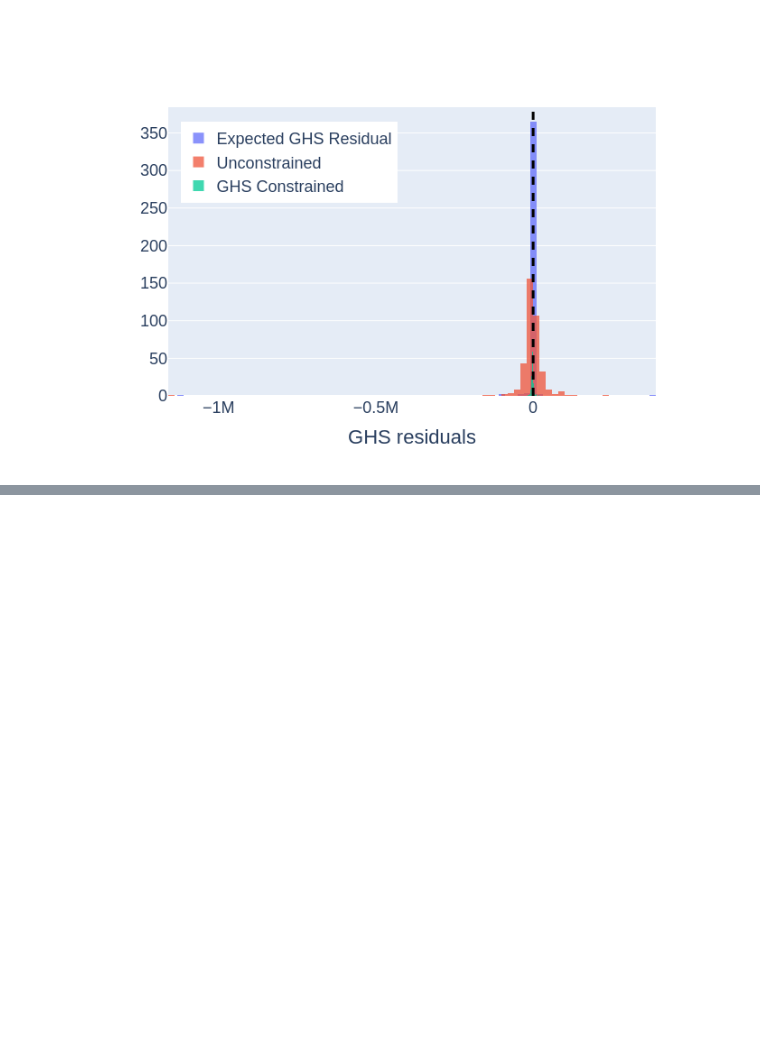
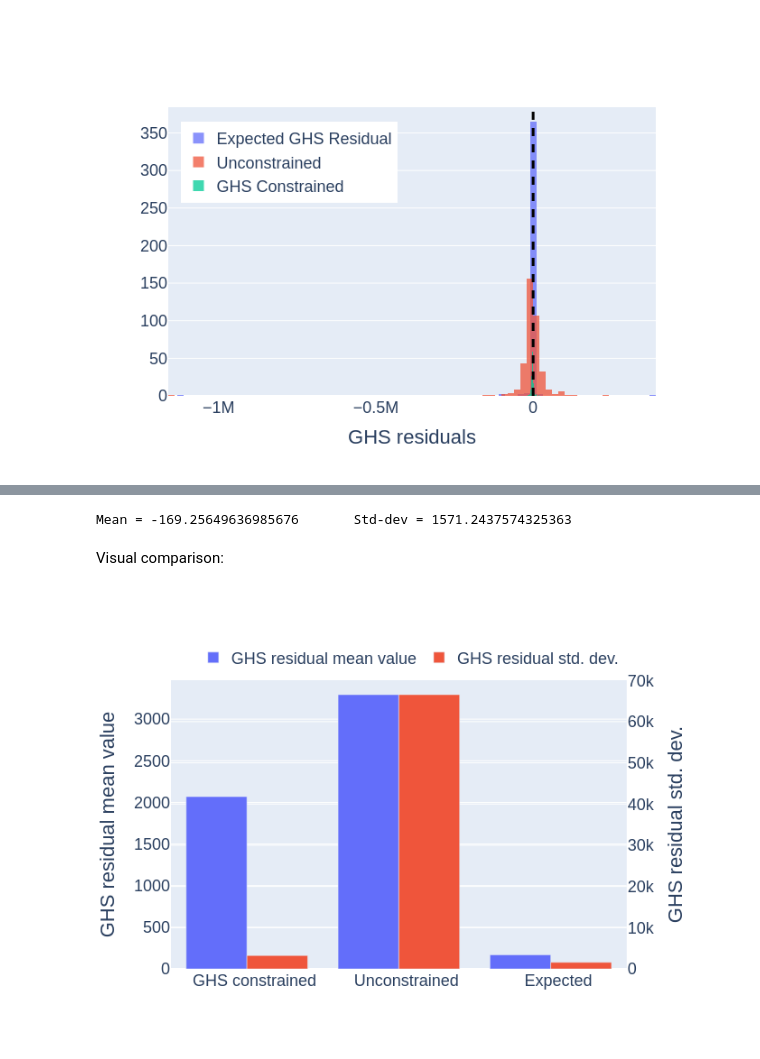
Before and after one commit to ThermoPhase-FCSRG/stdprops-ml, a Jupyter notebook: notebooks/consistent-stdprops-ml-predictions-pytorch.ipynb, the cells around one changed output, grey strips where cells are left out. Drawn from its saved outputs; the diff is of its cells as text; code cells hidden in the pictures; blank space fills up the shorter version.

Commit message:
Add results regarding the mean and stddev of GHS res

```diff
--- a/notebooks/consistent-stdprops-ml-predictions-pytorch.ipynb
+++ b/notebooks/consistent-stdprops-ml-predictions-pytorch.ipynb
@@ -1879,0 +1896,5 @@ fig.show()
+# %%
+unconstrained_mean = df_predicted_species_unconstrained["GHS residual"].values.mean()
+unconstrained_std_dev = df_predicted_species_unconstrained["GHS residual"].values.std()
+
+print(f"Mean = {unconstrained_mean}\t Std-dev = {unconstrained_std_dev}")
@@ -1879,0 +1907,10 @@ fig.show()
+# %%
+quantile_cut = 0.015
+quantile_low = df_expected_stdprops["GHS residual"].quantile(quantile_cut)
+quantile_high  = df_expected_stdprops["GHS residual"].quantile(1 - quantile_cut)
+
+df_expected_ghs_without_outliers = df_expected_stdprops[
+    (df_expected_stdprops["GHS residual"] < quantile_high) & (df_expected_stdprops["GHS residual"] > quantile_low)
+].copy()
+
+df_expected_ghs_without_outliers
@@ -1879,0 +1933,65 @@ fig.show()
+# %%
+expected_mean = df_expected_ghs_without_outliers["GHS residual"].values.mean()
+expected_std_dev = df_expected_ghs_without_outliers["GHS residual"].values.std()
+
+print(f"Mean = {expected_mean}\t Std-dev = {expected_std_dev}")
+# %% [output]
+Mean = -169.25649636985676       Std-dev = 1571.2437574325363
+# %% [markdown]
+Visual comparison:
+# %%
+stats_labels = ['GHS constrained', 'Unconstrained', 'Expected']
+
+# Create figure with secondary y-axis
+fig = make_subplots(specs=[[{"secondary_y": True}]])
+
+# Add the mean values bar chart
+fig.add_trace(
+    go.Bar(
+        x=stats_labels,
+        y=np.abs([ghs_constrained_mean, unconstrained_mean, expected_mean]),
+        name="GHS residual mean value",
+        offsetgroup=1,
+    ),
+    secondary_y=False,  # This trace goes on the primary y-axis
+)
+
+# Add the std. dev. bar chart
+fig.add_trace(
+    go.Bar(
+        x=stats_labels,
+        y=[ghs_constrained_std_dev, unconstrained_std_dev, expected_std_dev],
+        name="GHS residual std. dev.",
+        offsetgroup=2,
+    ),
+    secondary_y=True,  # This trace goes on the secondary y-axis
+)
+
+# Set y-axes titles
+fig.update_yaxes(title_text="GHS residual mean value", secondary_y=False)
+fig.update_yaxes(title_text="GHS residual std. dev.", secondary_y=True)
+
+# Calculate new x-values for the second trace to offset the bars
+offset = 0.1  # This value might need to be adjusted
+fig.update_layout(
+    xaxis=dict(
+        tickmode='array',
+        # Position the tick in the middle of the grouped bars
+        tickvals=[i + offset/2 for i in range(len(stats_labels))],
+        ticktext=stats_labels
+    ),
+    legend=dict(
+        orientation="h",
+        yanchor="bottom",
+        y=1.02,
+        xanchor="left",
+        x=0.05
+    ),
+    font=dict(
+        size=18,
+    ),
+)
+
+fig.show()
+# %% [output]
+[figure, added]
```
Also changed, not shown: parts of 16 cells of this notebook, 1 other file.
